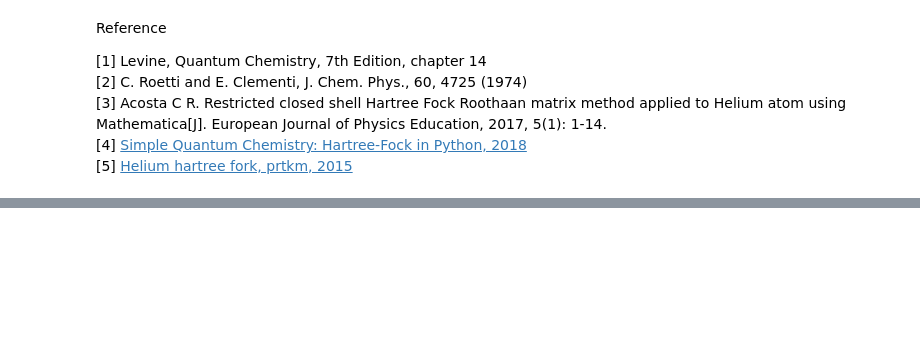
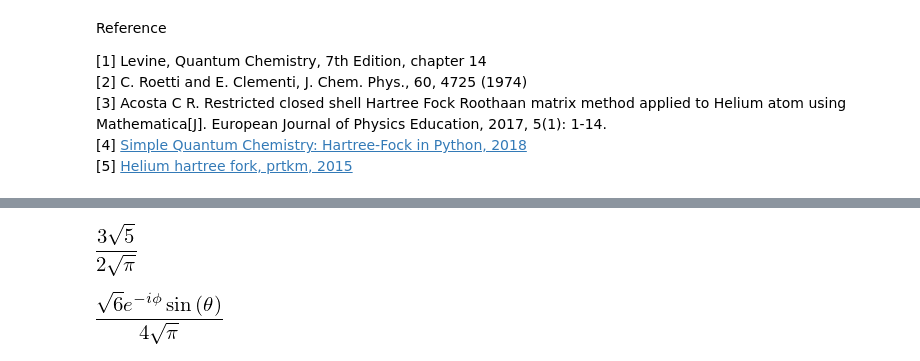
Before and after one commit to yueyericardo/hartree-fock, a Jupyter notebook: Carbon.ipynb, the cells around one changed output, grey strips where cells are left out. Cells and saved outputs as stored; diff of their text form; code cells hidden in the pictures; blank space fills up the shorter version.

```diff
--- a/Carbon.ipynb
+++ b/Carbon.ipynb
@@ -523,3 +479,11 @@ array([[[[3.49442500e+00, 2.81295320e+00, 1.96482661e-01,
+# %%
+gaunt(1,1,2,1,0,-1) / (wigner_3j(1,1,2,0,0,0) * wigner_3j(1,1,2,1,0,-1))
+# %% [output]
+[figure, added]
+# %%
+Y(1,-1)
+# %% [output]
+[figure, added]
 # %%
 for i in range(Co.shape[0]):
     print(format(Co[0,i], '0.3f'), format(Co[2,i], '0.3f'), format(Co[2,i], '0.3f'), format(Co[3,i], '0.3f'),format(Co[4,i], '0.3f'),format(Co[5,i], '0.3f'))
```
Also changed, not shown: parts of 11 cells of this notebook.
